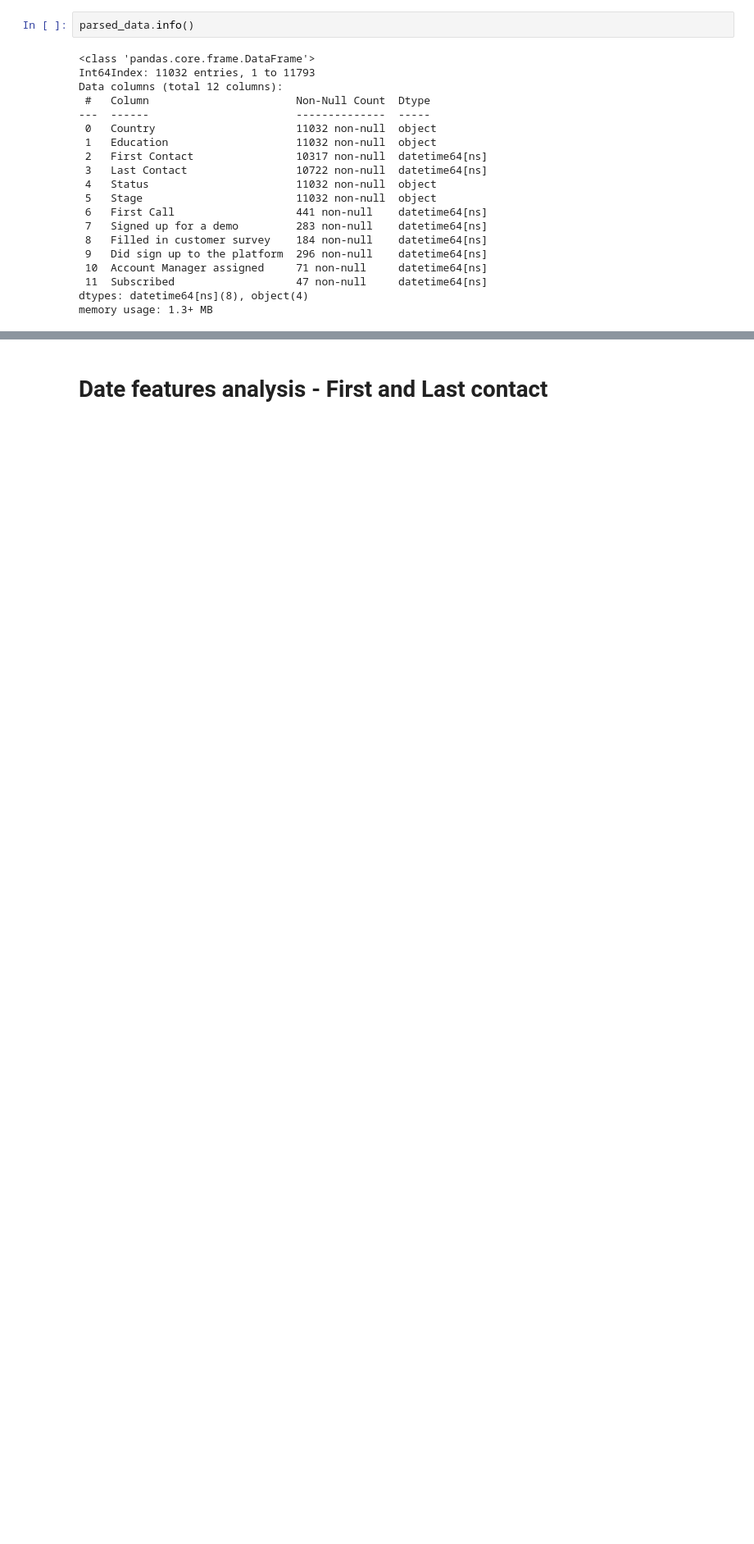
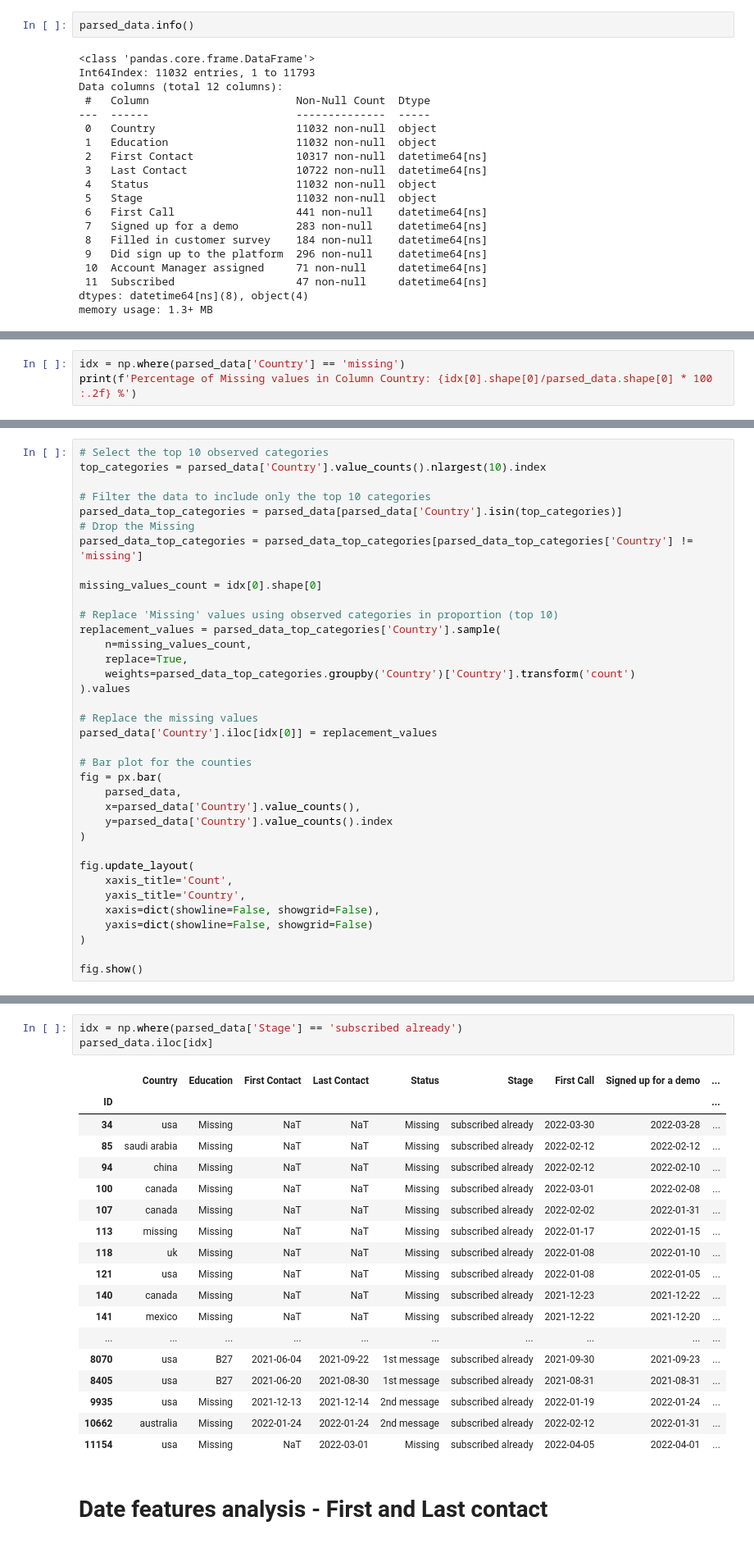
Before and after one commit to Ilvecho/Sales-Reinforcer, a Jupyter notebook: Project_7.ipynb, the cells around one changed output, grey strips where cells are left out. Shown at 82% size. Cells and saved outputs as stored; diff of their text form; blank space fills up the shorter version.

Commit message:
Replaced missing countries

```diff
--- a/Project_7.ipynb
+++ b/Project_7.ipynb
@@ -587,0 +488,3 @@ memory usage: 1.3+ MB
+# %%
+idx = np.where(parsed_data['Country'] == 'missing')
+print(f'Percentage of Missing values in Column Country: {idx[0].shape[0]/parsed_data.shape[0] * 100 :.2f} %')
@@ -587,0 +497,36 @@ memory usage: 1.3+ MB
+# %%
+# Select the top 10 observed categories
+top_categories = parsed_data['Country'].value_counts().nlargest(10).index
+
+# Filter the data to include only the top 10 categories
+parsed_data_top_categories = parsed_data[parsed_data['Country'].isin(top_categories)]
+# Drop the Missing
+parsed_data_top_categories = parsed_data_top_categories[parsed_data_top_categories['Country'] != 'missing']
+
+missing_values_count = idx[0].shape[0]
+
+# Replace 'Missing' values using observed categories in proportion (top 10)
+replacement_values = parsed_data_top_categories['Country'].sample(
+    n=missing_values_count,
+    replace=True,
+    weights=parsed_data_top_categories.groupby('Country')['Country'].transform('count')
+).values
+
+# Replace the missing values
+parsed_data['Country'].iloc[idx[0]] = replacement_values
+
+# Bar plot for the counties
+fig = px.bar(
+    parsed_data,
+    x=parsed_data['Country'].value_counts(),
+    y=parsed_data['Country'].value_counts().index
+)
+
+fig.update_layout(
+    xaxis_title='Count',
+    yaxis_title='Country',
+    xaxis=dict(showline=False, showgrid=False),
+    yaxis=dict(showline=False, showgrid=False)
+)
+
+fig.show()
@@ -588,3 +646,25 @@ memory usage: 1.3+ MB
+# %%
+idx = np.where(parsed_data['Stage'] == 'subscribed already')
+parsed_data.iloc[idx]
+# %% [output]
+|  | Country | Education | First Contact | Last Contact | Status | Stage | First Call | Signed up for a demo | ... |
+| ID |  |  |  |  |  |  |  |  | ... |
+| 34 | usa | Missing | NaT | NaT | Missing | subscribed already | 2022-03-30 | 2022-03-28 | ... |
+| 85 | saudi arabia | Missing | NaT | NaT | Missing | subscribed already | 2022-02-12 | 2022-02-12 | ... |
+| 94 | china | Missing | NaT | NaT | Missing | subscribed already | 2022-02-12 | 2022-02-10 | ... |
+| 100 | canada | Missing | NaT | NaT | Missing | subscribed already | 2022-03-01 | 2022-02-08 | ... |
+| 107 | canada | Missing | NaT | NaT | Missing | subscribed already | 2022-02-02 | 2022-01-31 | ... |
+| 113 | missing | Missing | NaT | NaT | Missing | subscribed already | 2022-01-17 | 2022-01-15 | ... |
+| 118 | uk | Missing | NaT | NaT | Missing | subscribed already | 2022-01-08 | 2022-01-10 | ... |
+| 121 | usa | Missing | NaT | NaT | Missing | subscribed already | 2022-01-08 | 2022-01-05 | ... |
+| 140 | canada | Missing | NaT | NaT | Missing | subscribed already | 2021-12-23 | 2021-12-22 | ... |
+| 141 | mexico | Missing | NaT | NaT | Missing | subscribed already | 2021-12-22 | 2021-12-20 | ... |
+| ... | ... | ... | ... | ... | ... | ... | ... | ... | ... |
+| 8070 | usa | B27 | 2021-06-04 | 2021-09-22 | 1st message | subscribed already | 2021-09-30 | 2021-09-23 | ... |
+| 8405 | usa | B27 | 2021-06-20 | 2021-08-30 | 1st message | subscribed already | 2021-08-31 | 2021-08-31 | ... |
+| 9935 | usa | Missing | 2021-12-13 | 2021-12-14 | 2nd message | subscribed already | 2022-01-19 | 2022-01-24 | ... |
+| 10662 | australia | Missing | 2022-01-24 | 2022-01-24 | 2nd message | subscribed already | 2022-02-12 | 2022-01-31 | ... |
+| 11154 | usa | Missing | NaT | 2022-03-01 | Missing | subscribed already | 2022-04-05 | 2022-04-01 | ... |
 # %% [markdown]
 # Date features analysis - First and Last contact
 # %% [markdown]
```
Also changed, not shown: parts of 62 cells of this notebook.
